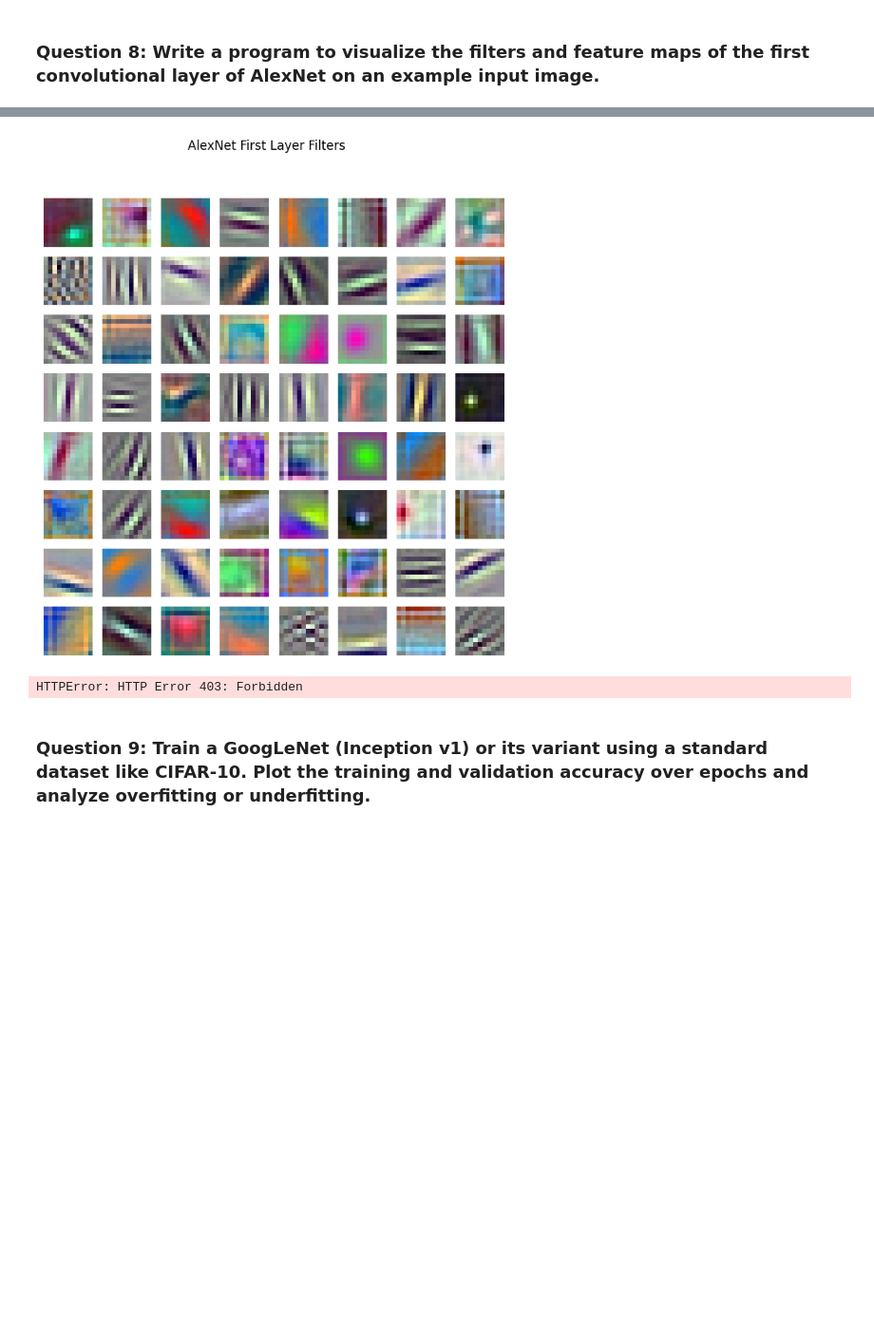
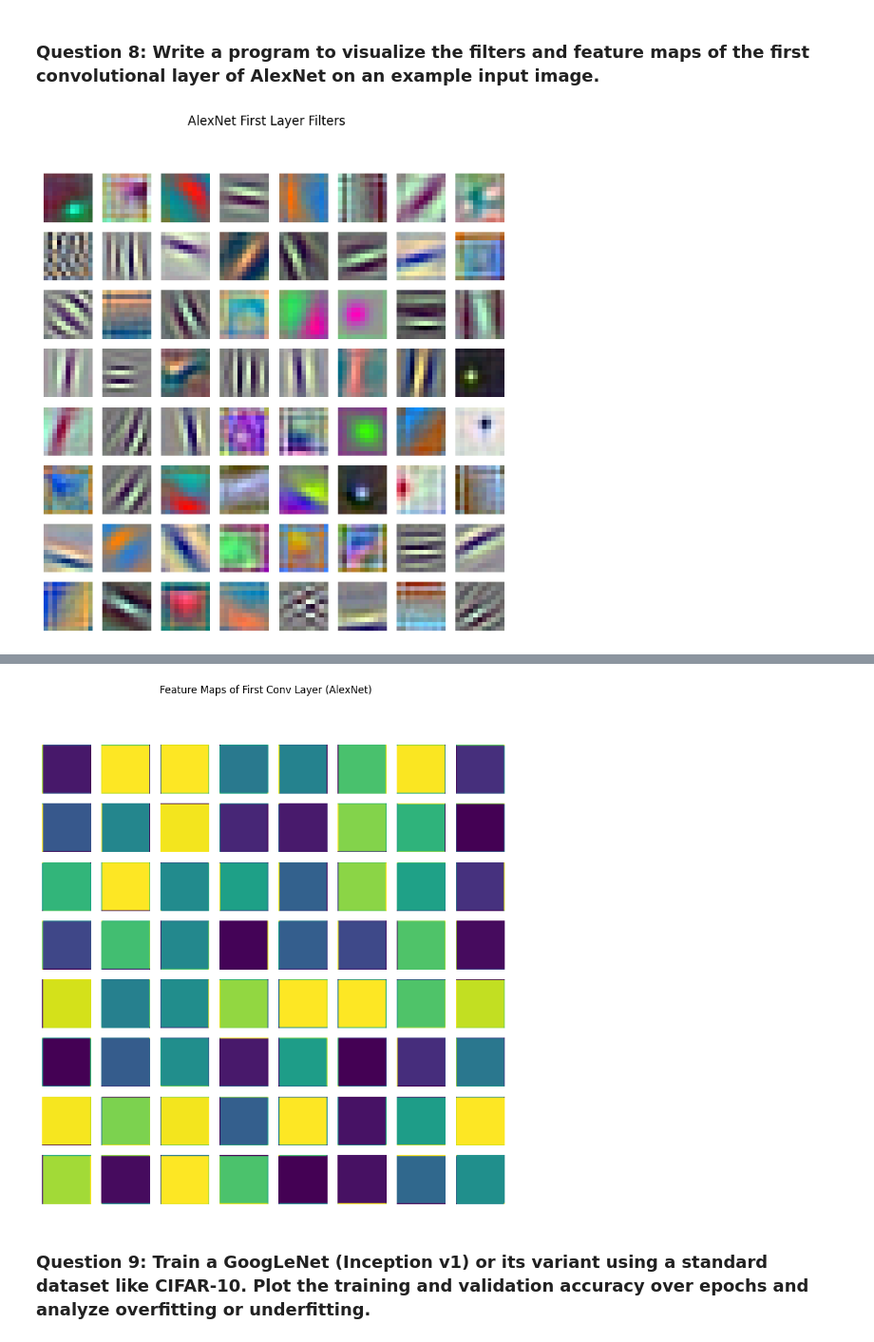
Before and after one commit to Pradeep333Singh/Pw_Assignments_DataScience, a Jupyter notebook: CNN_Assignment_DS_AG_022.ipynb, the cells around one changed output, grey strips where cells are left out. Shown at 95% size. Saved outputs shown, nothing was run; the diff lists cells and outputs as text; code cells hidden in the pictures; blank space fills up the shorter version.

```diff
--- a/CNN_Assignment_DS_AG_022.ipynb
+++ b/CNN_Assignment_DS_AG_022.ipynb
@@ -203,7 +203,7 @@ import urllib.request
 from PIL import Image
 
 # 1. Load pre-trained AlexNet
-alexnet = models.alexnet(pretrained=True)
+alexnet = models.alexnet(weights=models.AlexNet_Weights.DEFAULT) # Use weights argument to avoid deprecation warning
 first_conv_layer = alexnet.features[0]
 
 # 2. Visualize Filters (Weights)
@@ -221,9 +221,16 @@ for i, ax in enumerate(axes.flatten()):
 plt.show()
 
 # 3. Download an example image
-url = 'https://upload.wikimedia.org/wikipedia/commons/3/3a/Cat03.jpg'
-urllib.request.urlretrieve(url, 'cat.jpg')
-img = Image.open('cat.jpg')
+# The previous URL 'https://upload.wikimedia.org/wikipedia/commons/3/3a/Cat03.jpg' resulted in HTTP Error 403: Forbidden.
+# Using an alternative, publicly accessible image URL.
+url = 'https://upload.wikimedia.org/wikipedia/commons/b/b2/Cats_kittens_dogs_puppies_cat_kitten_dog_puppy.jpg' # New example URL
+try:
+    urllib.request.urlretrieve(url, 'cat.jpg')
+    img = Image.open('cat.jpg').convert('RGB') # Ensure image is in RGB format for AlexNet
+except Exception as e:
+    print(f"Error downloading image: {e}")
+    print("Could not download image. Creating a dummy image for visualization.")
+    img = Image.new('RGB', (224, 224), color = (128, 128, 128)) # Create a grey dummy image
 
 # 4. Preprocess Image & Get Feature Maps
 preprocess = transforms.Compose([
@@ -247,3 +254,4 @@ for i, ax in enumerate(axes.flatten()):
     ax.axis('off')
 plt.show()
 # %% [output]
+[figure]
@@ -251,5 +260,4 @@ Downloading: "https://download.pytorch.org/models/alexnet-owt-7be5be79.pth" to /
-[figure]
-HTTPError: HTTP Error 403: Forbidden
+[figure, added]
 # %% [markdown]
 ### Question 9: Train a GoogLeNet (Inception v1) or its variant using a standard dataset like CIFAR-10. Plot the training and validation accuracy over epochs and analyze overfitting or underfitting.
 # %%
```
Also changed, not shown: parts of 3 cells of this notebook.
